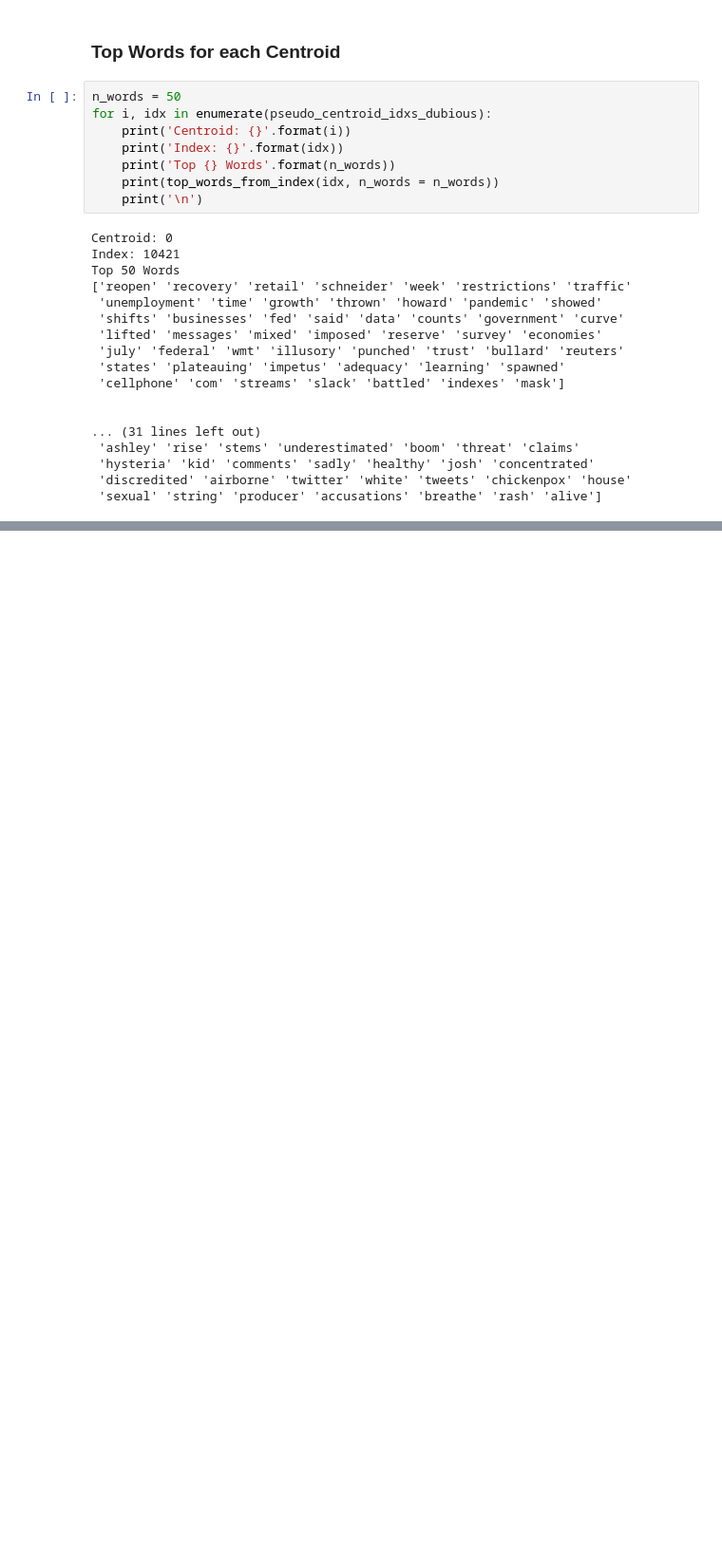
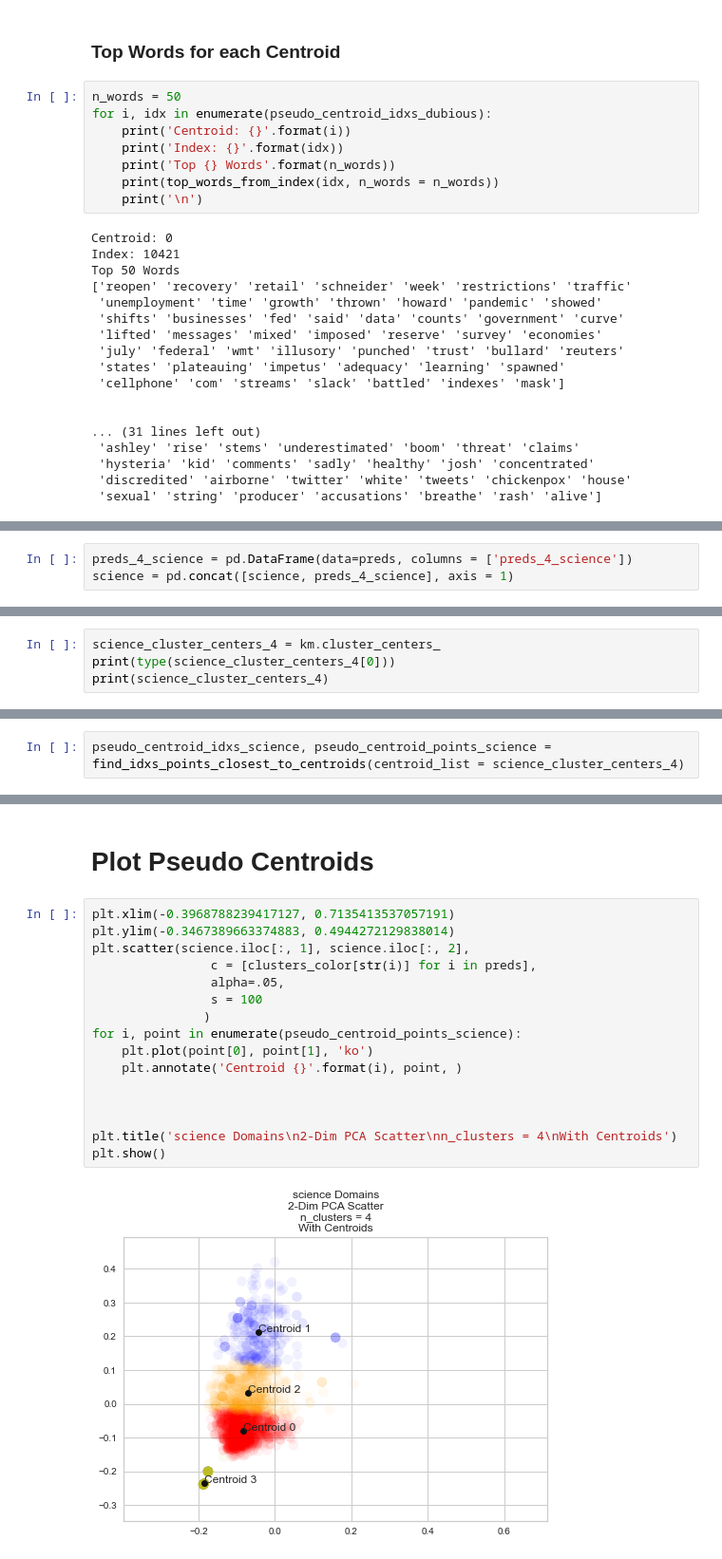
Before and after one commit to rskuzma/anti_vax_embeddings, a Jupyter notebook: src/Key_Words.ipynb, the cells around one changed output, grey strips where cells are left out. Shown: that part at 95% size. Saved outputs shown, nothing was run; the diff lists cells and outputs as text; blank space fills up the shorter version.

```diff
--- a/src/Key_Words.ipynb
+++ b/src/Key_Words.ipynb
@@ -475,0 +526,3 @@ Top 50 Words
+# %%
+preds_4_science = pd.DataFrame(data=preds, columns = ['preds_4_science'])
+science = pd.concat([science, preds_4_science], axis = 1)
@@ -475,0 +531,4 @@ Top 50 Words
+# %%
+science_cluster_centers_4 = km.cluster_centers_
+print(type(science_cluster_centers_4[0]))
+print(science_cluster_centers_4)
@@ -475,0 +541,2 @@ Top 50 Words
+# %%
+pseudo_centroid_idxs_science, pseudo_centroid_points_science = find_idxs_points_closest_to_centroids(centroid_list = science_cluster_centers_4)
@@ -475,0 +552,20 @@ Top 50 Words
+# %% [markdown]
+# Plot Pseudo Centroids
+# %%
+plt.xlim(-0.3968788239417127, 0.7135413537057191)
+plt.ylim(-0.3467389663374883, 0.4944272129838014)
+plt.scatter(science.iloc[:, 1], science.iloc[:, 2],
+                c = [clusters_color[str(i)] for i in preds],
+                alpha=.05,
+                s = 100
+               )
+for i, point in enumerate(pseudo_centroid_points_science):
+    plt.plot(point[0], point[1], 'ko')
+    plt.annotate('Centroid {}'.format(i), point, )
+
+
+
+plt.title('science Domains\n2-Dim PCA Scatter\nn_clusters = 4\nWith Centroids')
+plt.show()
+# %% [output]
+[figure, added]
```
Also changed, not shown: parts of 22 cells of this notebook.
